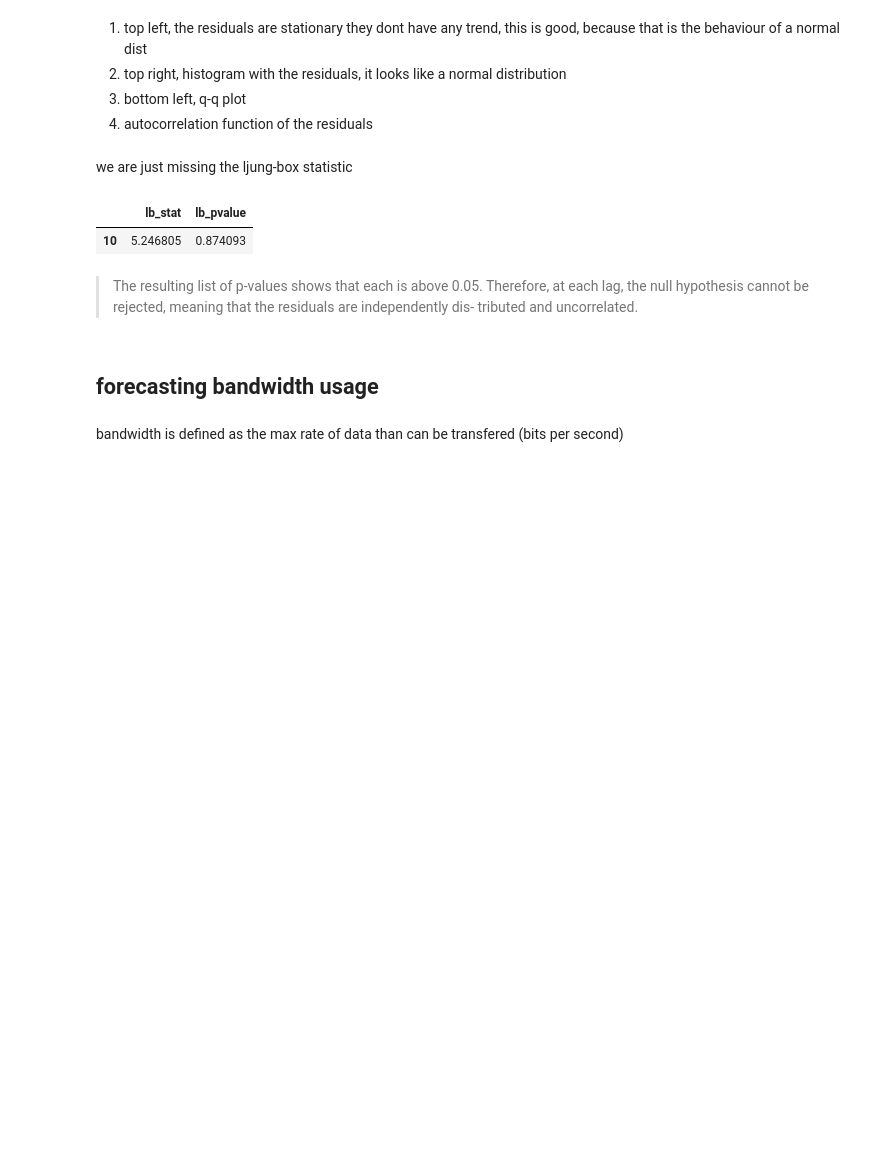
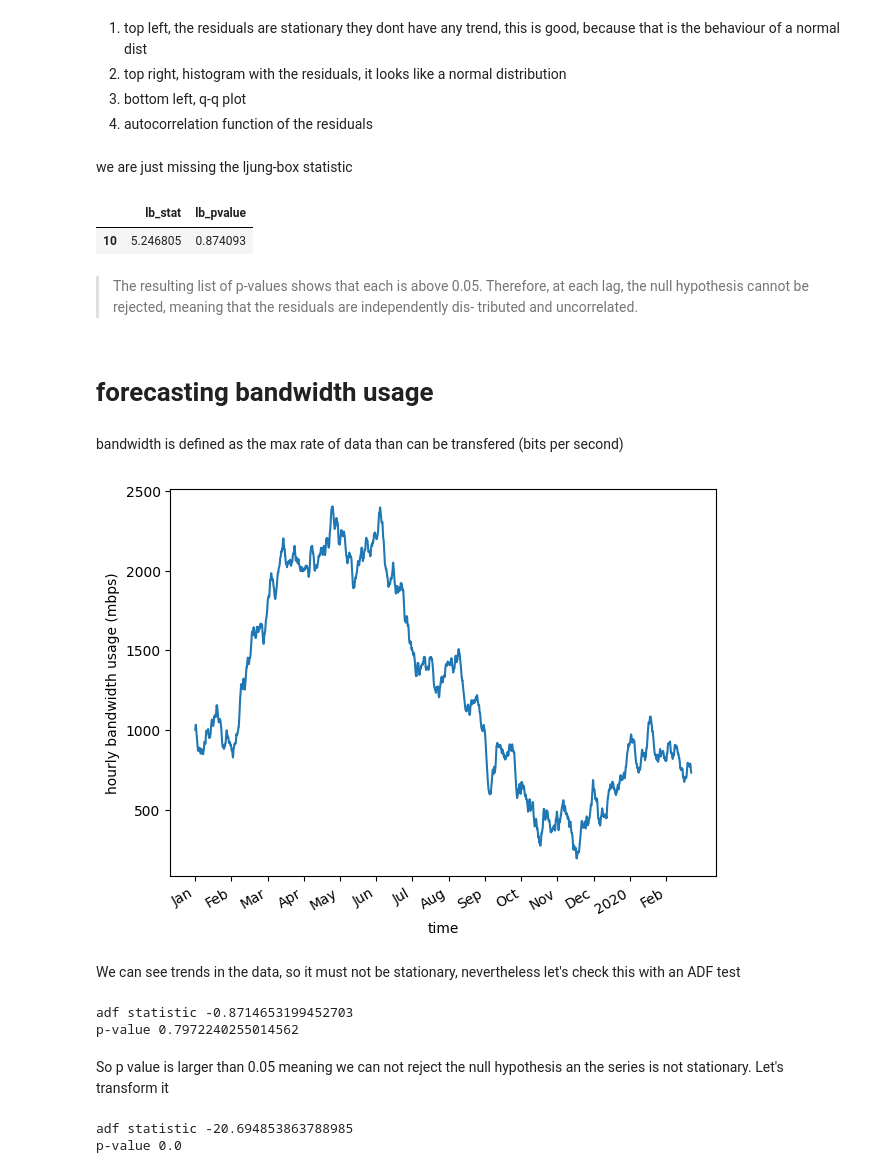
Before and after one commit to bsantanad/time-series, a Jupyter notebook: ch6_arma/autoregressive_moving_average.ipynb, the cells around one changed output. Drawn from its saved outputs; the diff is of its cells as text; code cells hidden in the pictures; blank space fills up the shorter version.

```diff
--- a/ch6_arma/autoregressive_moving_average.ipynb
+++ b/ch6_arma/autoregressive_moving_average.ipynb
@@ -167,6 +168,36 @@ sm.stats.acorr_ljungbox(residuals, lags = [10])
 # %% [markdown]
 > The resulting list of p-values shows that each is above 0.05. Therefore, at each lag, the null hypothesis cannot be rejected, meaning that the residuals are independently dis- tributed and uncorrelated.
 # %% [markdown]
-## forecasting bandwidth usage
+# forecasting bandwidth usage
 # %% [markdown]
 bandwidth is defined as the max rate of data than can be transfered (bits per second)
+# %%
+df = pd.read_csv('bandwidth.csv')
+# %%
+fig, ax = plt.subplots()
+
+ax.plot(df.hourly_bandwidth)
+ax.set_xlabel('time')
+ax.set_ylabel('hourly bandwidth usage (mbps)')
+
+plt.xticks(
+    np.arange(0, 10000, 730),
+    ['Jan', 'Feb', 'Mar', 'Apr', 'May', 'Jun', 'Jul',
+     'Aug', 'Sep', 'Oct', 'Nov', 'Dec', '2020', 'Feb']
+)
+
+fig.autofmt_xdate()
+plt.tight_layout()
+# %% [output]
+[figure, added]
+# %% [markdown]
+We can see trends in the data, so it must not be stationary, nevertheless let's check this with an ADF test
+# %%
+adf = sm.tsa.stattools.adfuller(df.hourly_bandwidth)
+print(f'adf statistic {adf[0]}')
+print(f'p-value {adf[1]}')
+# %% [output]
+adf statistic -0.8714653199452703
+p-value 0.7972240255014562
+# %% [markdown]
+So p value is larger than 0.05 meaning we can not reject the null hypothesis an the series is not stationary. Let's transform it
@@ -172,0 +206,7 @@ bandwidth is defined as the max rate of data than can be transfered (bits per se
+# %%
+adf = sm.tsa.stattools.adfuller(bandwidth_diff)
+print(f'adf statistic {adf[0]}')
+print(f'p-value {adf[1]}')
+# %% [output]
+adf statistic -20.694853863788985
+p-value 0.0
```
Also changed, not shown: parts of 32 cells of this notebook, 2 other files.
